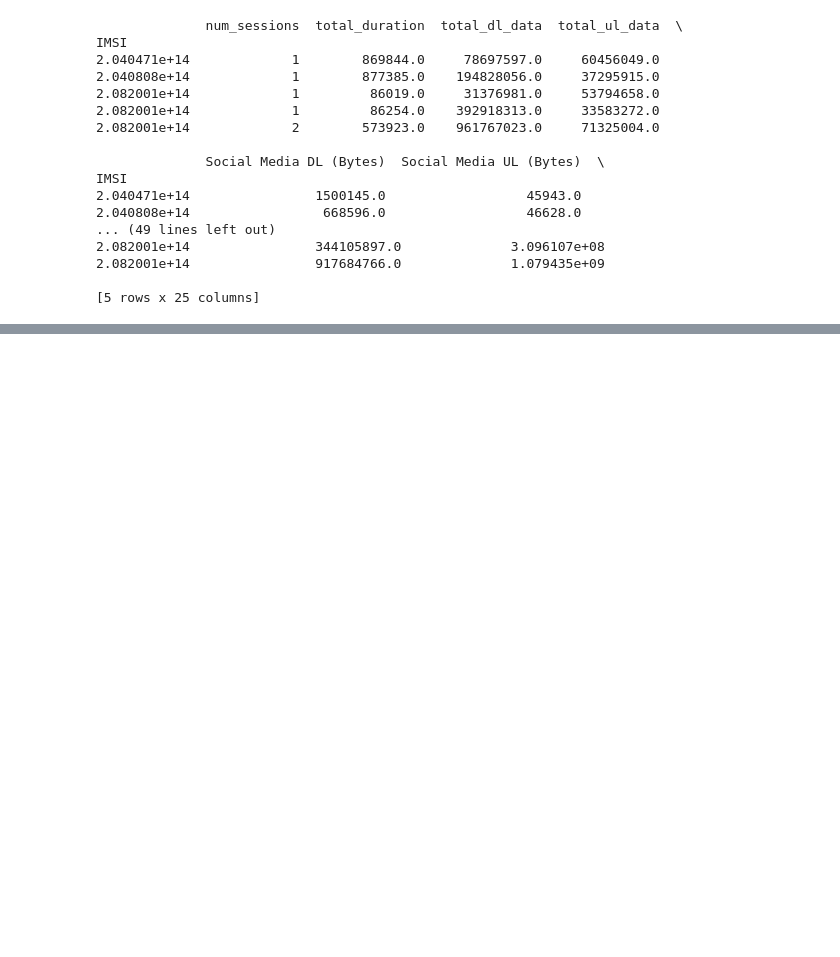
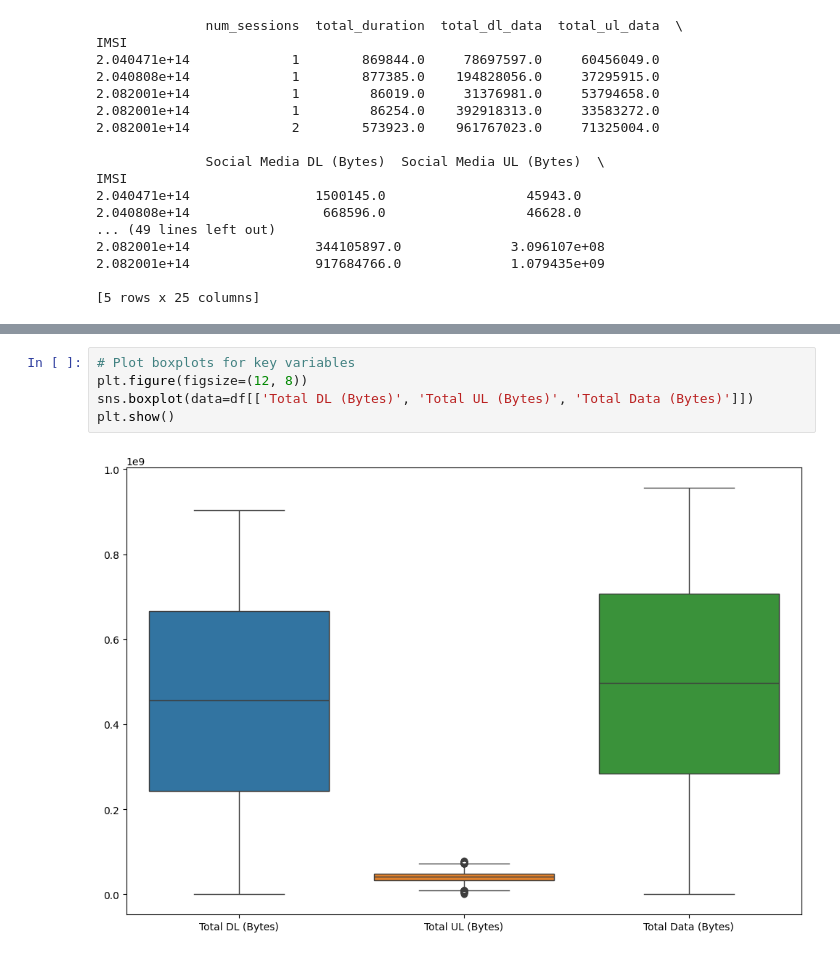
Before and after one commit to habteyesasfaw/TellCo-Telecom-User-Analytics, a Jupyter notebook: notebooks/Telecom_xDR_Analysis.ipynb, the cells around one changed output, grey strips where cells are left out. Cells and saved outputs as stored; diff of their text form; blank space fills up the shorter version.

```diff
--- a/notebooks/Telecom_xDR_Analysis.ipynb
+++ b/notebooks/Telecom_xDR_Analysis.ipynb
@@ -292,0 +440,7 @@ IMSI
+# %%
+# Plot boxplots for key variables
+plt.figure(figsize=(12, 8))
+sns.boxplot(data=df[['Total DL (Bytes)', 'Total UL (Bytes)', 'Total Data (Bytes)']])
+plt.show()
+# %% [output]
+[figure, added]
```
Also changed, not shown: parts of 25 cells of this notebook.
